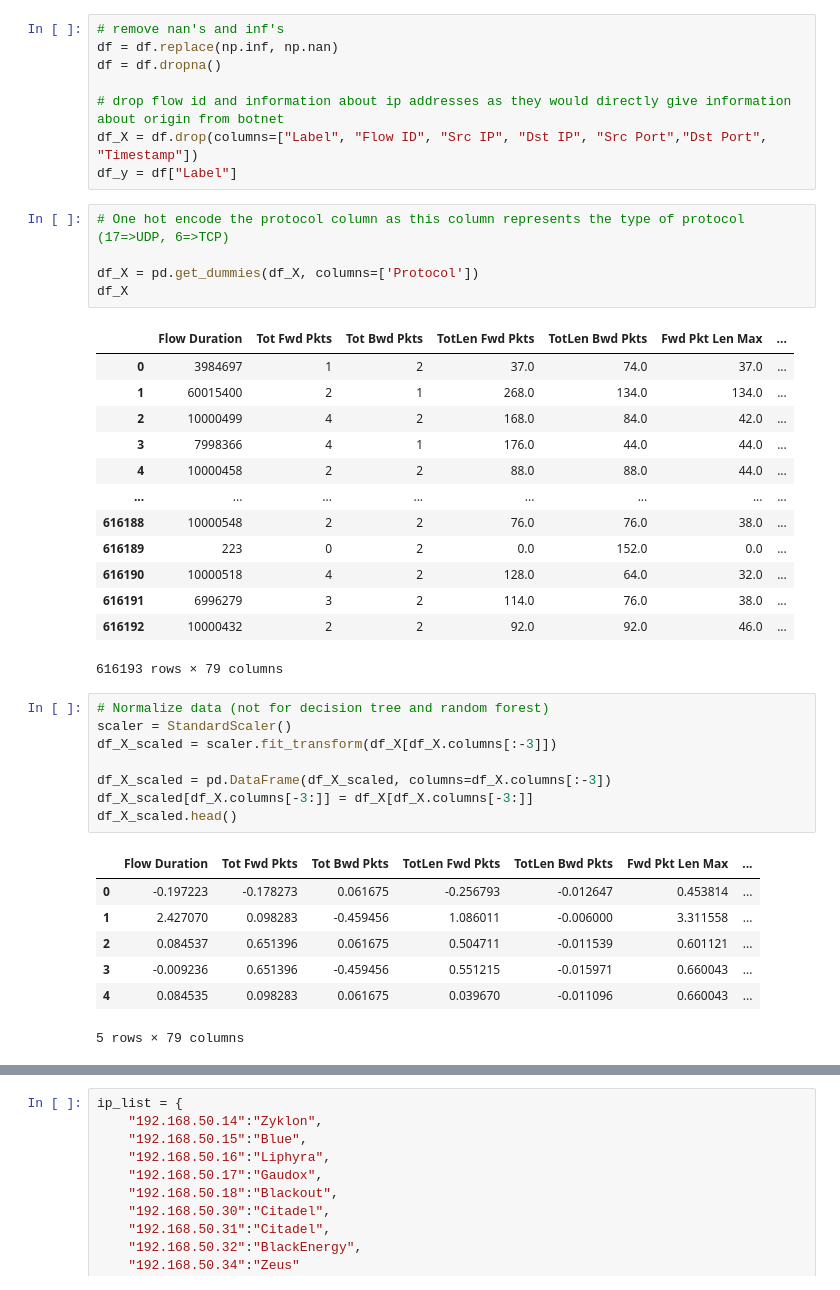
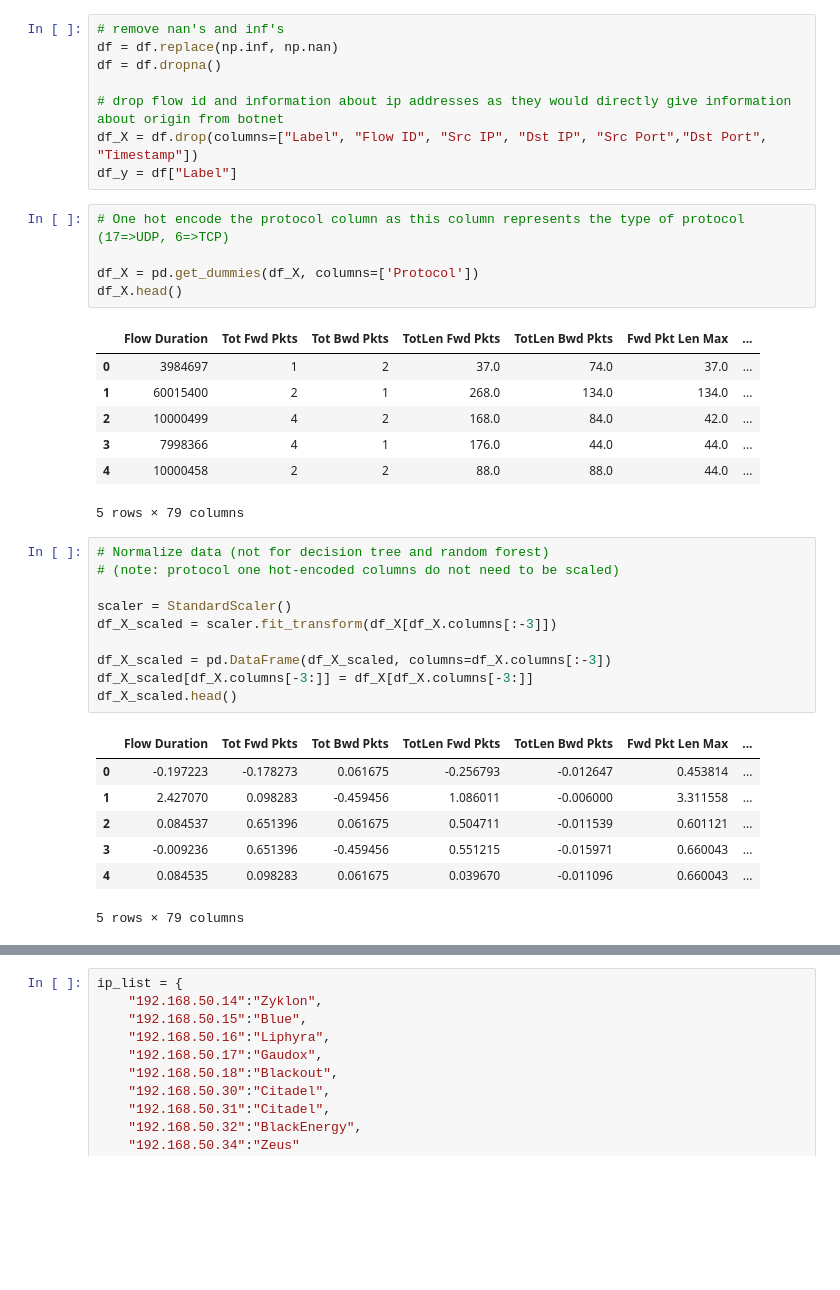
Before and after one commit to Rodhaaret/T-710-MLCS-Final-project, a Jupyter notebook: botnets_ml.ipynb, the cells around one changed output, grey strips where cells are left out. Cells and saved outputs as stored; diff of their text form; blank space fills up the shorter version.

```diff
--- a/botnets_ml.ipynb
+++ b/botnets_ml.ipynb
@@ -119,24 +126,20 @@ df_y = df["Label"]
 # %%
 # One hot encode the protocol column as this column represents the type of protocol (17=>UDP, 6=>TCP)
 
 df_X = pd.get_dummies(df_X, columns=['Protocol'])
-df_X
+df_X.head()
 # %% [output]
 |  | Flow Duration | Tot Fwd Pkts | Tot Bwd Pkts | TotLen Fwd Pkts | TotLen Bwd Pkts | Fwd Pkt Len Max | ... |
 | 0 | 3984697 | 1 | 2 | 37.0 | 74.0 | 37.0 | ... |
 | 1 | 60015400 | 2 | 1 | 268.0 | 134.0 | 134.0 | ... |
 | 2 | 10000499 | 4 | 2 | 168.0 | 84.0 | 42.0 | ... |
 | 3 | 7998366 | 4 | 1 | 176.0 | 44.0 | 44.0 | ... |
 | 4 | 10000458 | 2 | 2 | 88.0 | 88.0 | 44.0 | ... |
-| ... | ... | ... | ... | ... | ... | ... | ... |
-| 616188 | 10000548 | 2 | 2 | 76.0 | 76.0 | 38.0 | ... |
-| 616189 | 223 | 0 | 2 | 0.0 | 152.0 | 0.0 | ... |
-| 616190 | 10000518 | 4 | 2 | 128.0 | 64.0 | 32.0 | ... |
-| 616191 | 6996279 | 3 | 2 | 114.0 | 76.0 | 38.0 | ... |
-| 616192 | 10000432 | 2 | 2 | 92.0 | 92.0 | 46.0 | ... |
-616193 rows × 79 columns
+5 rows × 79 columns
 # %%
 # Normalize data (not for decision tree and random forest)
+# (note: protocol one hot-encoded columns do not need to be scaled)
+
 scaler = StandardScaler()
 df_X_scaled = scaler.fit_transform(df_X[df_X.columns[:-3]])
 
```
Also changed, not shown: parts of 70 cells of this notebook.
